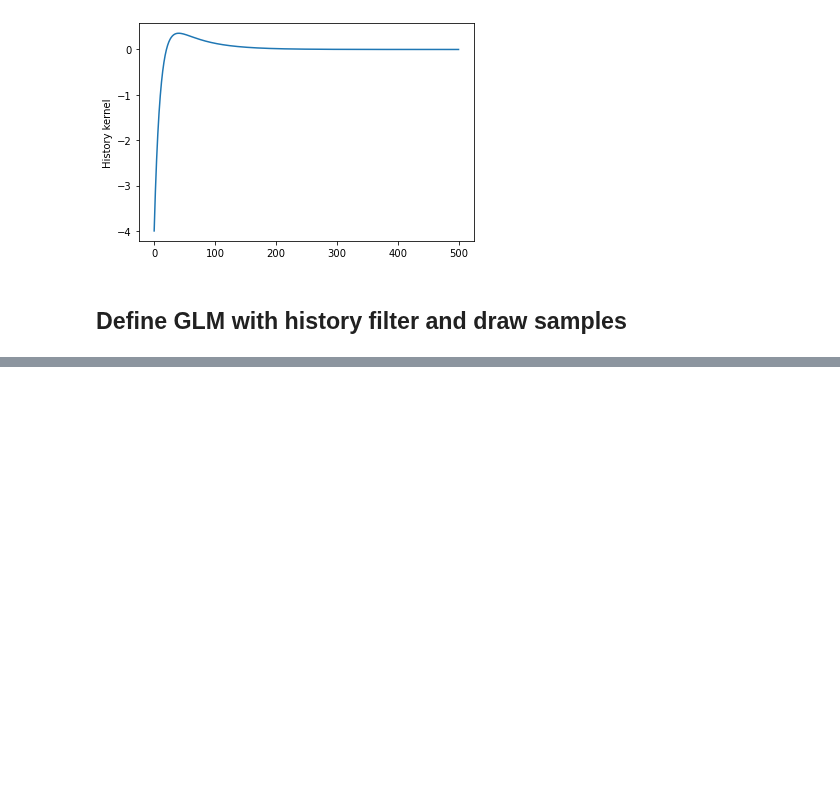
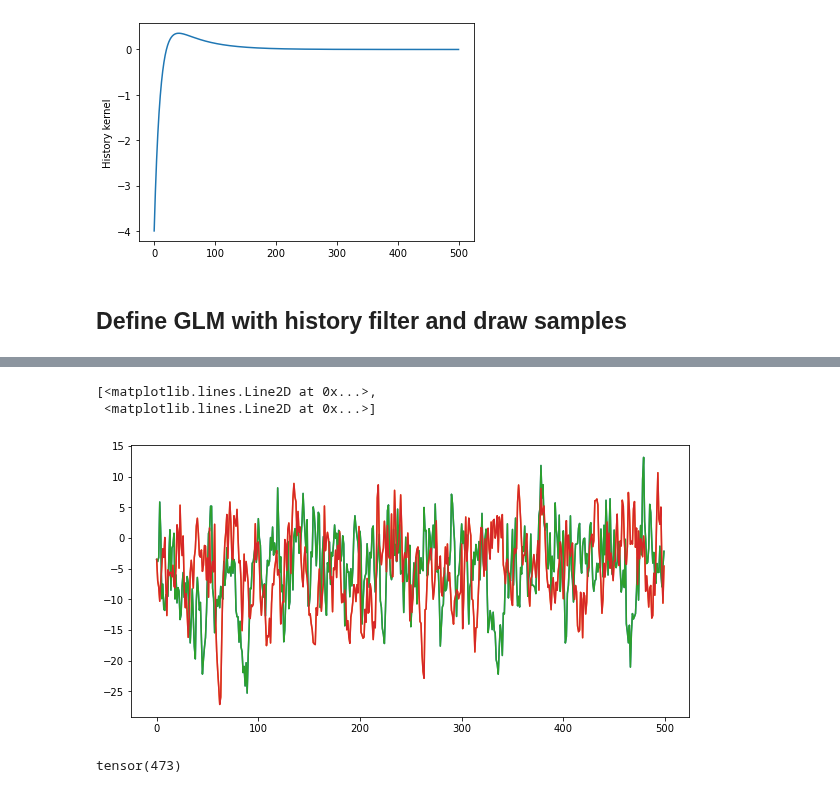
Before and after one commit to diegoarri91/mmd-glm, a Jupyter notebook: examples/basic_glm_samples.ipynb, the cells around one changed output, grey strips where cells are left out. Cells and saved outputs as stored; diff of their text form; code cells hidden in the pictures; blank space fills up the shorter version.

Commit message:
added log_conditional_intensity method

```diff
--- a/examples/basic_glm_samples.ipynb
+++ b/examples/basic_glm_samples.ipynb
@@ -54,0 +55,23 @@ ax2.eventplot(t_spikes)
+# %%
+glm = GLM(bias=-3.5, stim_kernel=hist.clone(), hist_kernel=hist)
+
+t = torch.arange(0, 500, dt) # Time points
+n = 2 # Number of samples
+stim = torch.randn(len(t), 2)
+
+log_lam, mask_spikes = glm.sample(t, stim=stim, shape=(n,))
+log_lam_cond = glm.log_conditional_intensity(t, mask_spikes, stim=stim)
+
+assert torch.all(torch.isclose(log_lam, log_lam_cond, atol=1e-5))
+# %%
+fig, ax = plt.subplots(figsize=(10, 5), nrows=1, sharex=True)
+ax.plot(log_lam[:, :, 0].detach())
+ax.plot(log_lam_cond[:, :, 0].detach())
+# %% [output]
+[<matplotlib.lines.Line2D at 0x...>,
+ <matplotlib.lines.Line2D at 0x...>]
+[figure, added]
+# %%
+torch.sum(mask_spikes)
+# %% [output]
+tensor(473)
```
Also changed, not shown: parts of 1 cell of this notebook, 6 other files.
